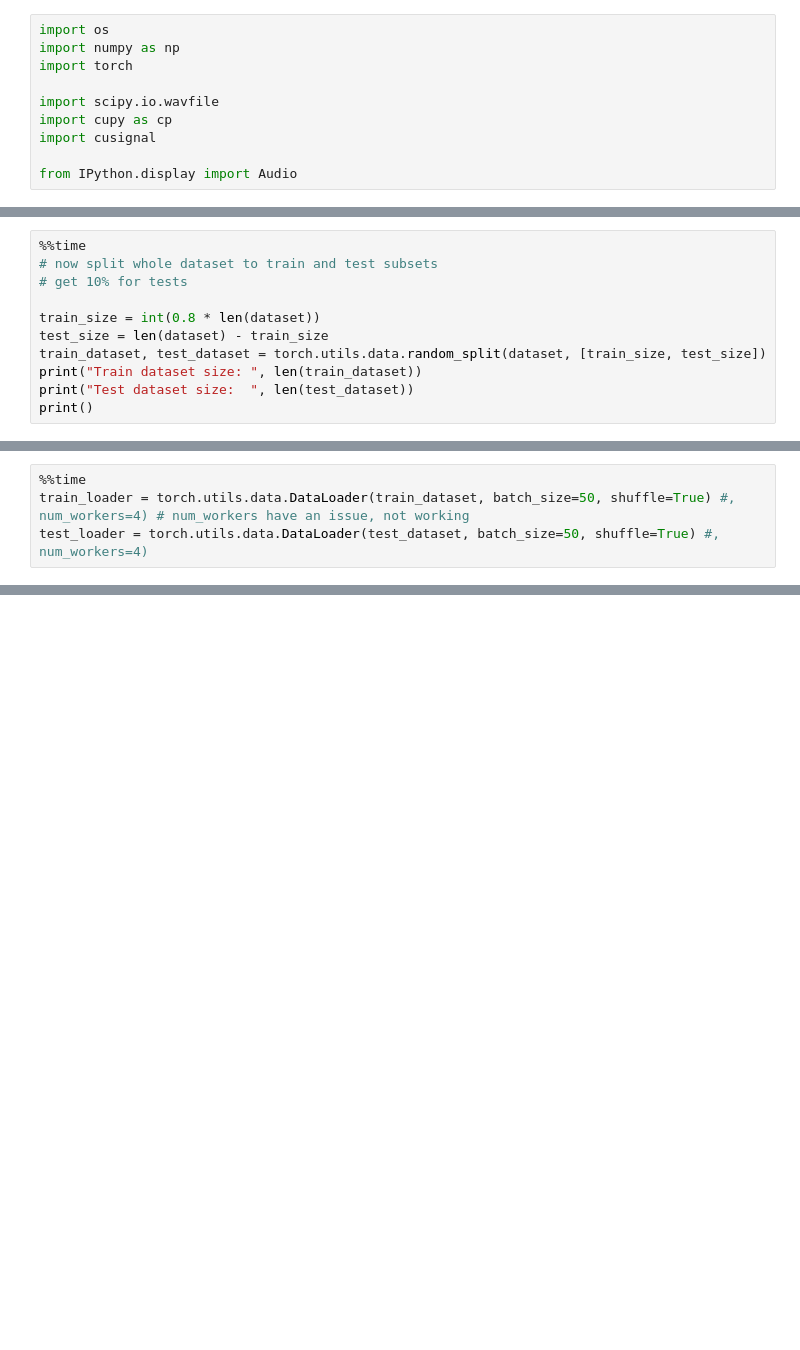
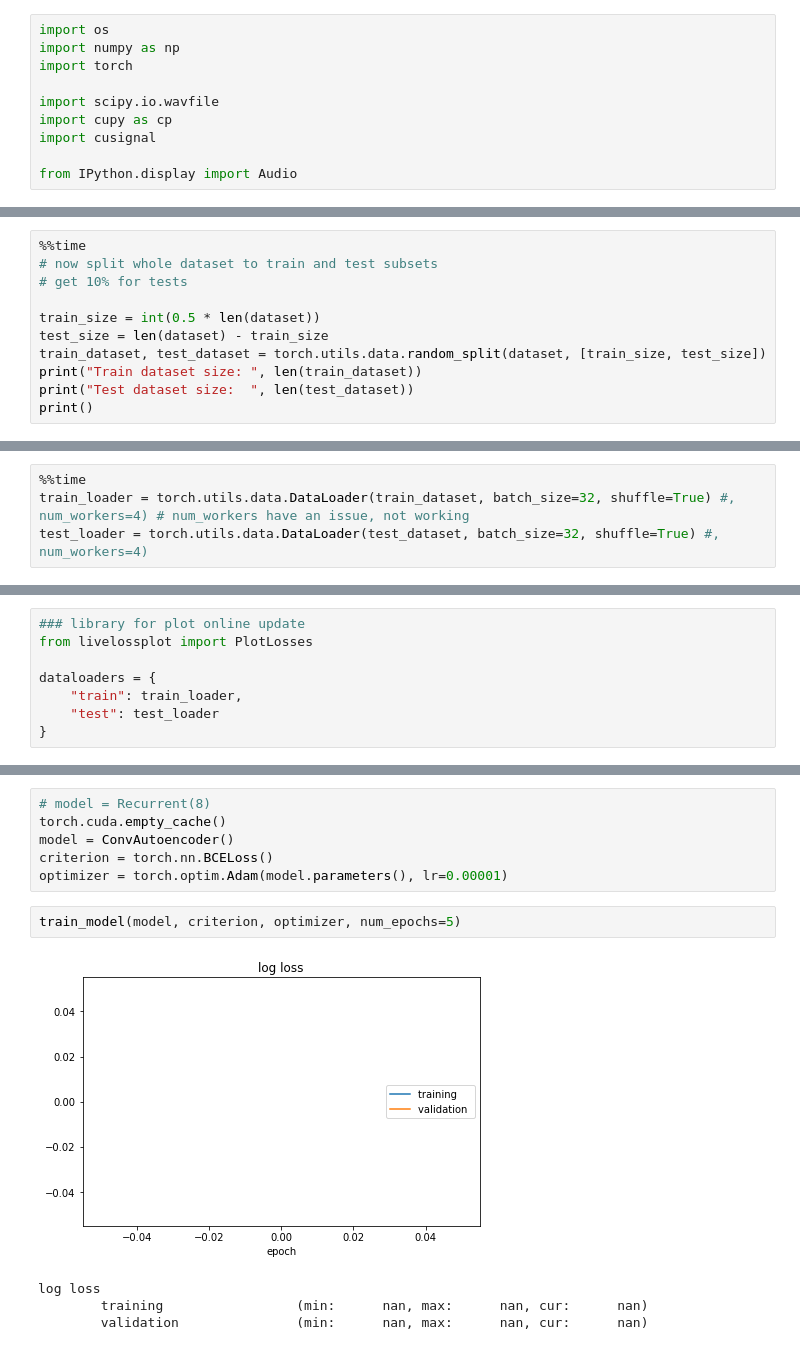
Before and after one commit to Torchun/sound, a Jupyter notebook: notebooks/1_wav_autoencoder.ipynb, the cells around one changed output, grey strips where cells are left out. Drawn from its saved outputs; the diff is of its cells as text; blank space fills up the shorter version.

Commit message:
ConvAutoEncoder v2 added

```diff
--- a/notebooks/1_wav_autoencoder.ipynb
+++ b/notebooks/1_wav_autoencoder.ipynb
@@ -83,7 +103,7 @@ Original source:
 # now split whole dataset to train and test subsets
 # get 10% for tests
 
-train_size = int(0.8 * len(dataset))
+train_size = int(0.5 * len(dataset))
 test_size = len(dataset) - train_size
 train_dataset, test_dataset = torch.utils.data.random_split(dataset, [train_size, test_size])
 print("Train dataset size: ", len(train_dataset))
@@ -98,5 +118,5 @@ Wall time: 6.52 ms
 # %%
 %%time
-train_loader = torch.utils.data.DataLoader(train_dataset, batch_size=50, shuffle=True) #, num_workers=4) # num_workers have an issue, not working
-test_loader = torch.utils.data.DataLoader(test_dataset, batch_size=50, shuffle=True) #, num_workers=4)
+train_loader = torch.utils.data.DataLoader(train_dataset, batch_size=32, shuffle=True) #, num_workers=4) # num_workers have an issue, not working
+test_loader = torch.utils.data.DataLoader(test_dataset, batch_size=32, shuffle=True) #, num_workers=4)
 # %% [output]
@@ -125,0 +125,8 @@ print(len(batch[1]))
+# %%
+### library for plot online update
+from livelossplot import PlotLosses
+
+dataloaders = {
+    "train": train_loader,
+    "test": test_loader
+}
@@ -125,0 +263,13 @@ print(len(batch[1]))
+# %%
+# model = Recurrent(8)
+torch.cuda.empty_cache()
+model = ConvAutoencoder()
+criterion = torch.nn.BCELoss()
+optimizer = torch.optim.Adam(model.parameters(), lr=0.00001)
+# %%
+train_model(model, criterion, optimizer, num_epochs=5)
+# %% [output]
+[figure, added]
+log loss
+        training                 (min:      nan, max:      nan, cur:      nan)
+        validation               (min:      nan, max:      nan, cur:      nan)
```
Also changed, not shown: parts of 12 cells of this notebook.
